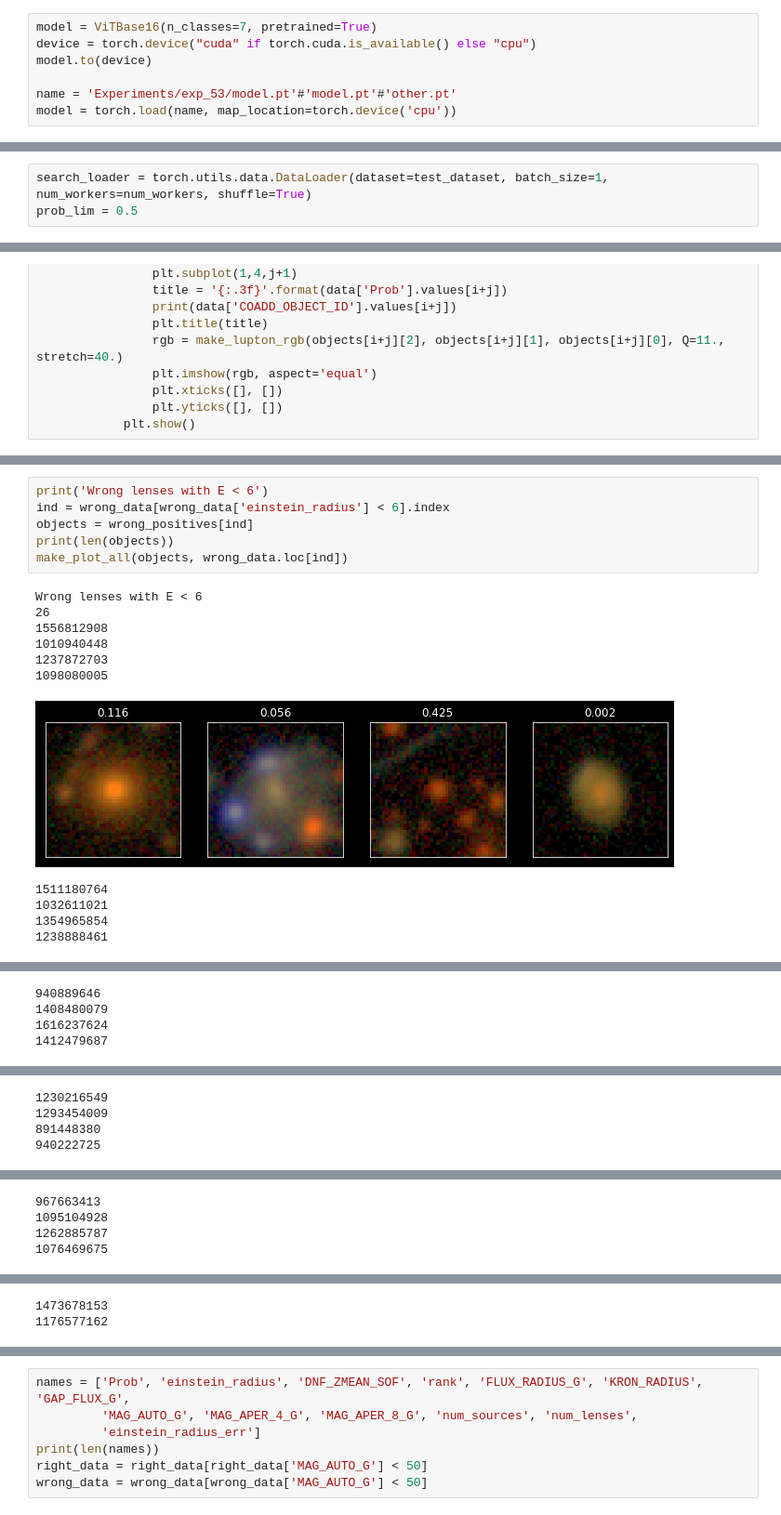
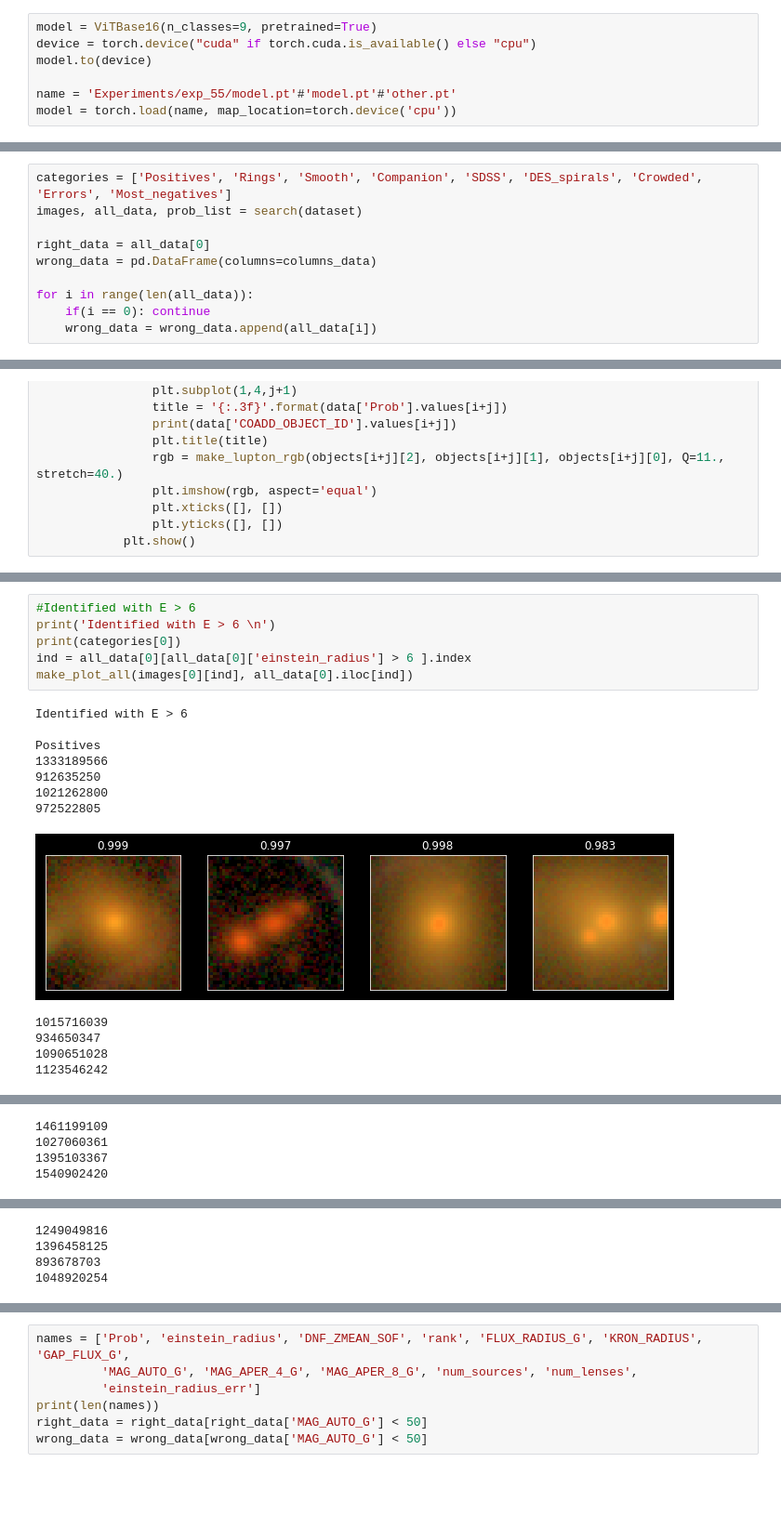
Before and after one commit to JimenaGonzalez/Searching-double-lenses, a Jupyter notebook: vit_cnn_multiclass/Real_lenses_search_Jack.ipynb, the cells around one changed output, grey strips where cells are left out. Shown at 93% size. Saved outputs shown, nothing was run; the diff lists cells and outputs as text; blank space fills up the shorter version.

Commit message:
lastest model

```diff
--- a/vit_cnn_multiclass/Real_lenses_search_Jack.ipynb
+++ b/vit_cnn_multiclass/Real_lenses_search_Jack.ipynb
@@ -140,11 +140,11 @@ class ViTBase16(nn.Module):
         x = self.model(x)
         return x
 # %%
-model = ViTBase16(n_classes=7, pretrained=True)
+model = ViTBase16(n_classes=9, pretrained=True)
 device = torch.device("cuda" if torch.cuda.is_available() else "cpu")
 model.to(device)
 
-name = 'Experiments/exp_53/model.pt'#'model.pt'#'other.pt'
+name = 'Experiments/exp_55/model.pt'#'model.pt'#'other.pt'
 model = torch.load(name, map_location=torch.device('cpu'))
 # %%
 # Real lenses
@@ -198,4 +191,11 @@ Index(['COADD_OBJECT_ID', 'TILENAME', 'HPIX_16384', 'HPIX_4096',
 # %%
-search_loader = torch.utils.data.DataLoader(dataset=test_dataset, batch_size=1, num_workers=num_workers, shuffle=True)
-prob_lim = 0.5
+categories = ['Positives', 'Rings', 'Smooth', 'Companion', 'SDSS', 'DES_spirals', 'Crowded', 'Errors', 'Most_negatives']
+images, all_data, prob_list = search(dataset)
+
+right_data = all_data[0]
+wrong_data = pd.DataFrame(columns=columns_data)
+
+for i in range(len(all_data)):
+    if(i == 0): continue
+    wrong_data = wrong_data.append(all_data[i])
 # %%
@@ -311,18 +417,19 @@ def make_plot_all(objects, data):
 # %%
-print('Wrong lenses with E < 6')
-ind = wrong_data[wrong_data['einstein_radius'] < 6].index
-objects = wrong_positives[ind]
-print(len(objects))
-make_plot_all(objects, wrong_data.loc[ind])
+#Identified with E > 6
+print('Identified with E > 6 \n')
+print(categories[0])
+ind = all_data[0][all_data[0]['einstein_radius'] > 6 ].index
+make_plot_all(images[0][ind], all_data[0].iloc[ind])
 # %% [output]
-Wrong lenses with E < 6
-26
-1556812908
-1010940448
-1237872703
-1098080005
+Identified with E > 6
+
+Positives
+1333189566
+912635250
+1021262800
+972522805
-[figure, old version]
+[figure, new version]
-1511180764
-1032611021
-1354965854
-1238888461
+1015716039
+934650347
+1090651028
+1123546242
@@ -330,4 +437,4 @@ Wrong lenses with E < 6
-940889646
-1408480079
-1616237624
-1412479687
+1461199109
+1027060361
+1395103367
+1540902420
@@ -335,4 +442,4 @@ Wrong lenses with E < 6
-1230216549
-1293454009
-891448380
-940222725
+1249049816
+1396458125
+893678703
+1048920254
@@ -340,4 +446,0 @@ Wrong lenses with E < 6
-967663413
-1095104928
-1262885787
-1076469675
@@ -350,2 +446,0 @@ Wrong lenses with E < 6
-1473678153
-1176577162
```
Also changed, not shown: parts of 18 cells of this notebook, 4 other files.
